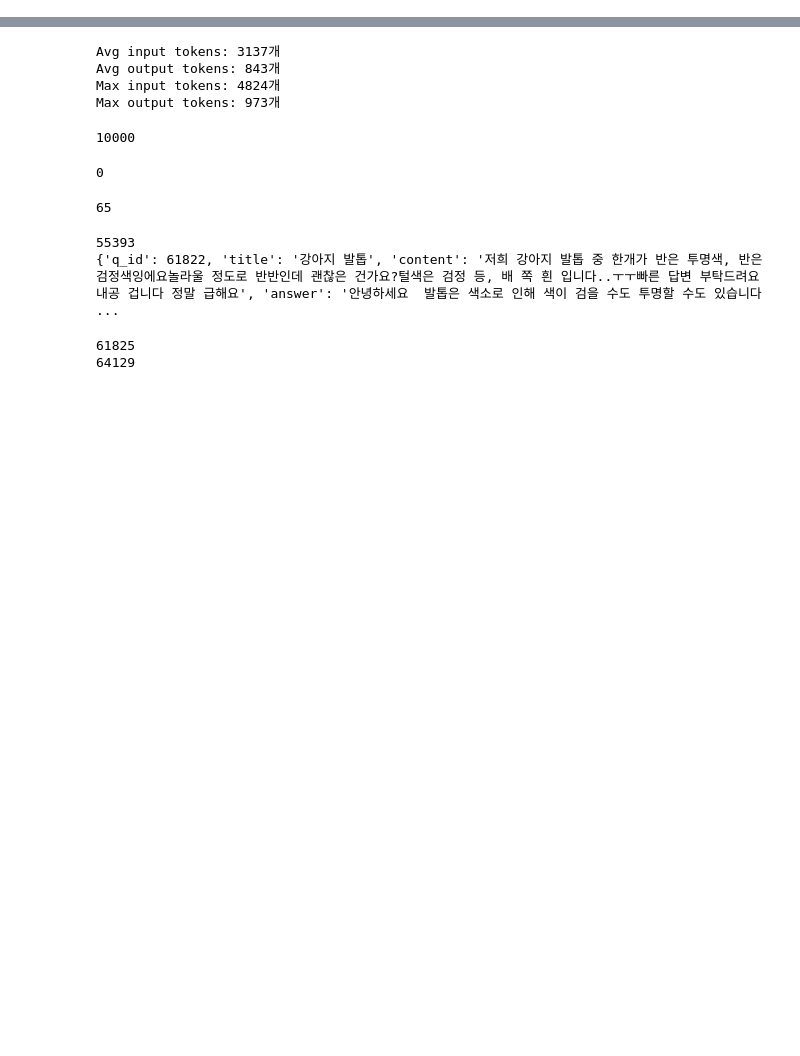
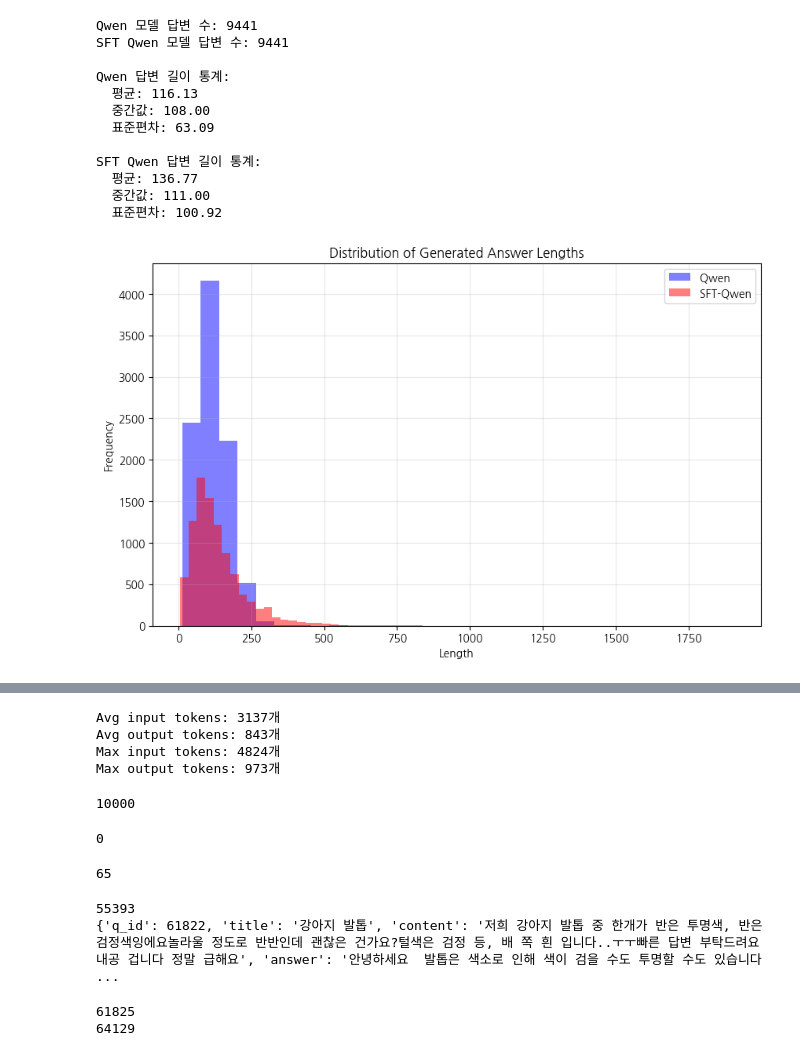
Before and after one commit to taegyunjjang/PetQA, a Jupyter notebook: src/test.ipynb, the cells around one changed output, grey strips where cells are left out. Drawn from its saved outputs; the diff is of its cells as text; code cells hidden in the pictures; blank space fills up the shorter version.

```diff
--- a/src/test.ipynb
+++ b/src/test.ipynb
@@ -39,0 +95,77 @@
+# %%
+import json
+import matplotlib.pyplot as plt
+import numpy as np
+import pandas as pd
+import seaborn as sns
+import scipy.stats as stats
+from scipy import stats
+from eval_data import *
+
+plt.rcParams['font.family'] = 'NanumGothic'
+plt.rcParams['axes.unicode_minus'] = False
+# %%
+import json
+import pandas as pd
+import matplotlib.pyplot as plt
+import numpy as np
+
+qwen_path = "/home/work/factchecking/PetQA/outputs/results/generated_answers/output_qwen-2.5-7b_0_preprocessed.json"
+sft_qwen_path = "/home/work/factchecking/PetQA/outputs/results/generated_answers/output_qwen-2.5-7b_0_preprocessed_ALL.json"
+
+with open(qwen_path, 'r', encoding='utf-8') as f:
+    qwen_data = json.load(f)
+
+with open(sft_qwen_path, 'r', encoding='utf-8') as f:
+    sft_qwen_data = json.load(f)
+
+qwen_lengths = [len(str(item['generated_answer'])) for item in qwen_data if 'generated_answer' in item]
+sft_qwen_lengths = [len(str(item['generated_answer'])) for item in sft_qwen_data if 'generated_answer' in item]
+
+print(f"Qwen 모델 답변 수: {len(qwen_lengths)}")
+print(f"SFT Qwen 모델 답변 수: {len(sft_qwen_lengths)}")
+print(f"\nQwen 답변 길이 통계:")
+print(f"  평균: {np.mean(qwen_lengths):.2f}")
+print(f"  중간값: {np.median(qwen_lengths):.2f}")
+print(f"  표준편차: {np.std(qwen_lengths):.2f}")
+print(f"\nSFT Qwen 답변 길이 통계:")
+print(f"  평균: {np.mean(sft_qwen_lengths):.2f}")
+print(f"  중간값: {np.median(sft_qwen_lengths):.2f}")
+print(f"  표준편차: {np.std(sft_qwen_lengths):.2f}")
+
+all_lengths_df = pd.DataFrame({
+    'length': qwen_lengths + sft_qwen_lengths,
+    'source': ['Qwen'] * len(qwen_lengths) + ['SFT-Qwen'] * len(sft_qwen_lengths)
+})
+
+box_data = [qwen_lengths, sft_qwen_lengths]
+labels = ['Qwen', 'SFT-Qwen']
+
+colors = ['lightblue', 'lightcoral']
+for patch, color in zip(bp['boxes'], colors):
+    patch.set_facecolor(color)
+    patch.set_alpha(0.7)
+
+plt.figure(figsize=(10, 6))
+plt.hist(qwen_lengths, bins=30, alpha=0.5, label='Qwen', color='blue')
+plt.hist(sft_qwen_lengths, bins=30, alpha=0.5, label='SFT-Qwen', color='red')
+plt.title('Distribution of Generated Answer Lengths')
+plt.xlabel('Length')
+plt.ylabel('Frequency')
+plt.legend()
+plt.grid(True, alpha=0.3)
+plt.show()
+# %% [output]
+Qwen 모델 답변 수: 9441
+SFT Qwen 모델 답변 수: 9441
+
+Qwen 답변 길이 통계:
+  평균: 116.13
+  중간값: 108.00
+  표준편차: 63.09
+
+SFT Qwen 답변 길이 통계:
+  평균: 136.77
+  중간값: 111.00
+  표준편차: 100.92
+[figure, added]
```
Also changed, not shown: parts of 40 cells of this notebook, 4 other files.
